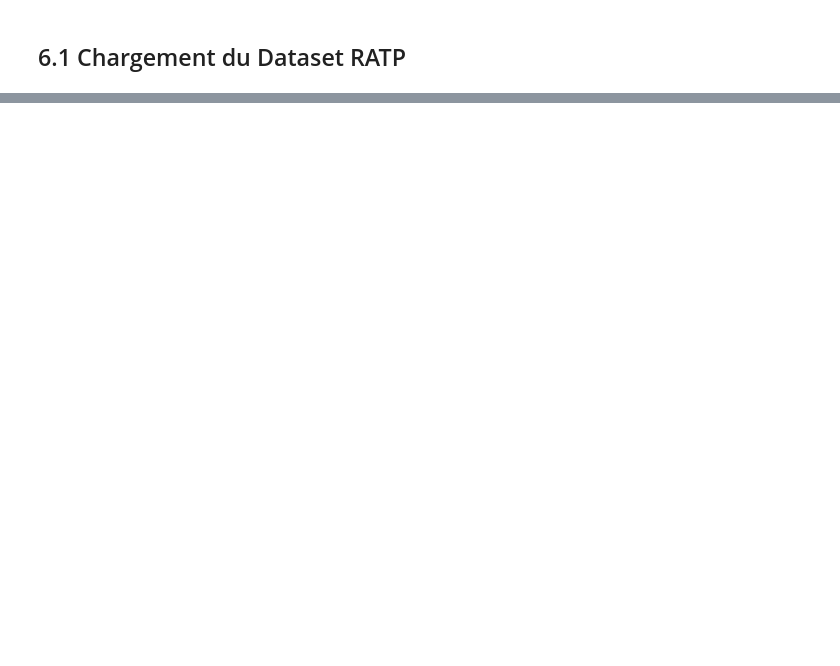
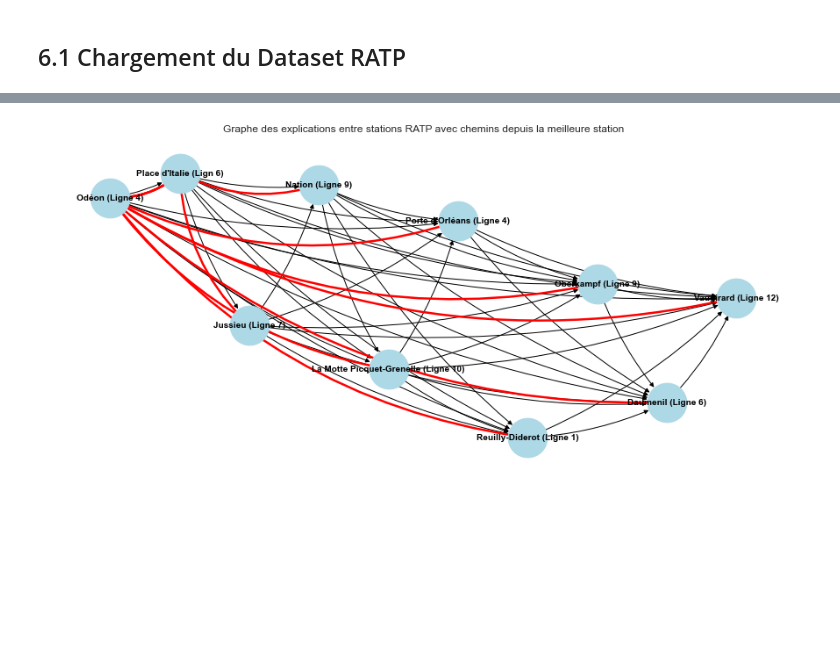
Before and after one commit to Corentin-lasne/systeme_de_decision, a Jupyter notebook: Project-trade_off.ipynb, the cells around one changed output, grey strips where cells are left out. Drawn from its saved outputs; the diff is of its cells as text; code cells hidden in the pictures; blank space fills up the shorter version.

```diff
--- a/Project-trade_off.ipynb
+++ b/Project-trade_off.ipynb
@@ -2915,0 +1852,22 @@ Modèle Mixte: ✅ Possible
+# %%
+# Peux tu montrer qu'il existe un chemin partant du noeud le plus à gauche et qui passe par tous les autres noeuds, cela peut être fait par des chemins différents mais je veux mettre en évidence qu'il existe au moins un chemin qui permet de rejoindre le noeud le plus à gauche à tous les autres points
+start_node = df_ratp_scores.iloc[0]['Metro station']
+all_paths = {}
+for target_node in df_ratp_scores['Metro station']:
+    if target_node != start_node:
+        try:
+            path = nx.shortest_path(G, source=start_node, target=target_node)
+            all_paths[target_node] = path
+        except nx.NetworkXNoPath:
+            all_paths[target_node] = None
+# Je veux afficher ces chemins en rouge en un peu plus gros que les autres arêtes dans le graphe fait plus haut si c'est possible
+plt.figure(figsize=(12, 8))
+nx.draw(G, pos, with_labels=True, arrows=True, node_size=2000, node_color='lightblue', font_size=10, font_weight='bold', connectionstyle='arc3,rad=0.1')
+for target_node, path in all_paths.items():
+    if path is not None:
+        edge_list = list(zip(path[:-1], path[1:]))
+        nx.draw_networkx_edges(G, pos, edgelist=edge_list, edge_color='red', width=2.5, connectionstyle='arc3,rad=0.2')
+plt.title("Graphe des explications entre stations RATP avec chemins depuis la meilleure station")
+plt.show()
+# %% [output]
+[figure, added]
```
Also changed, not shown: parts of 96 cells of this notebook.
